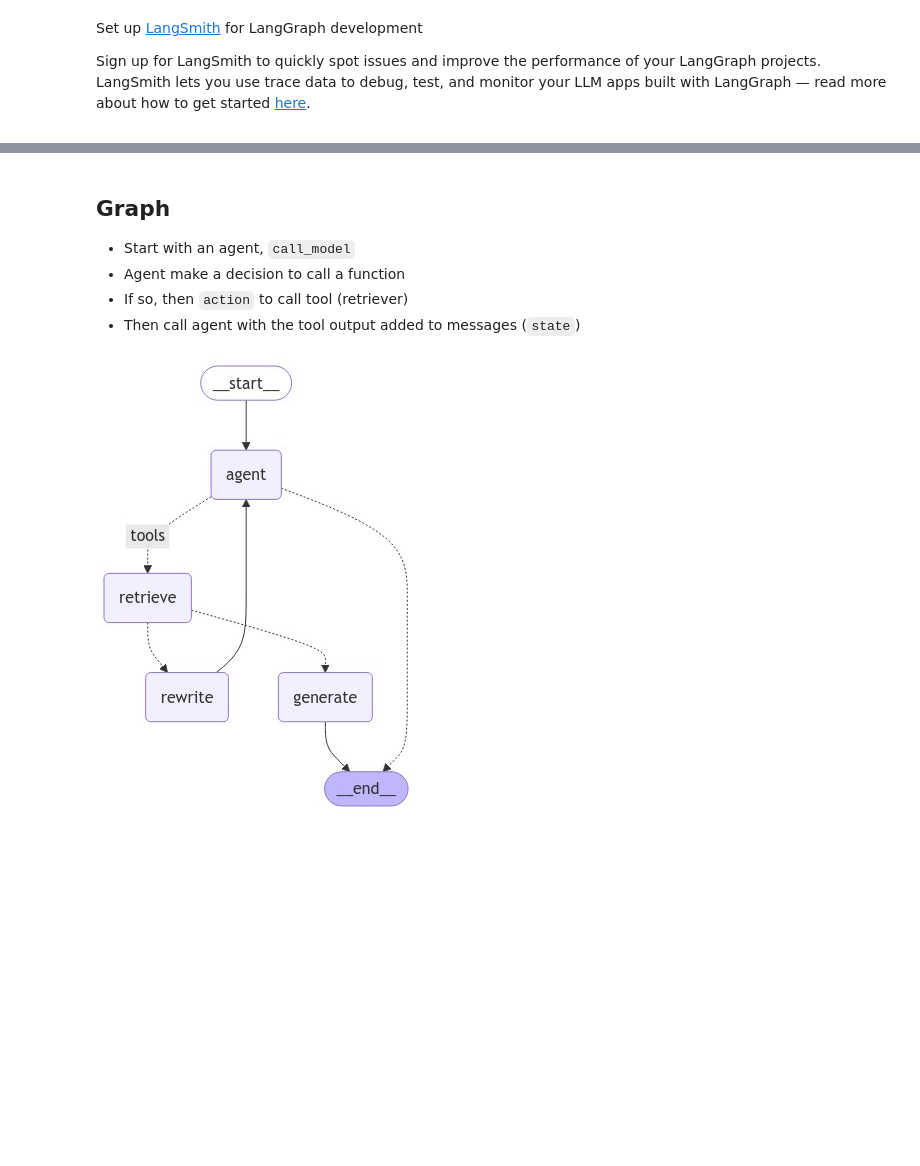
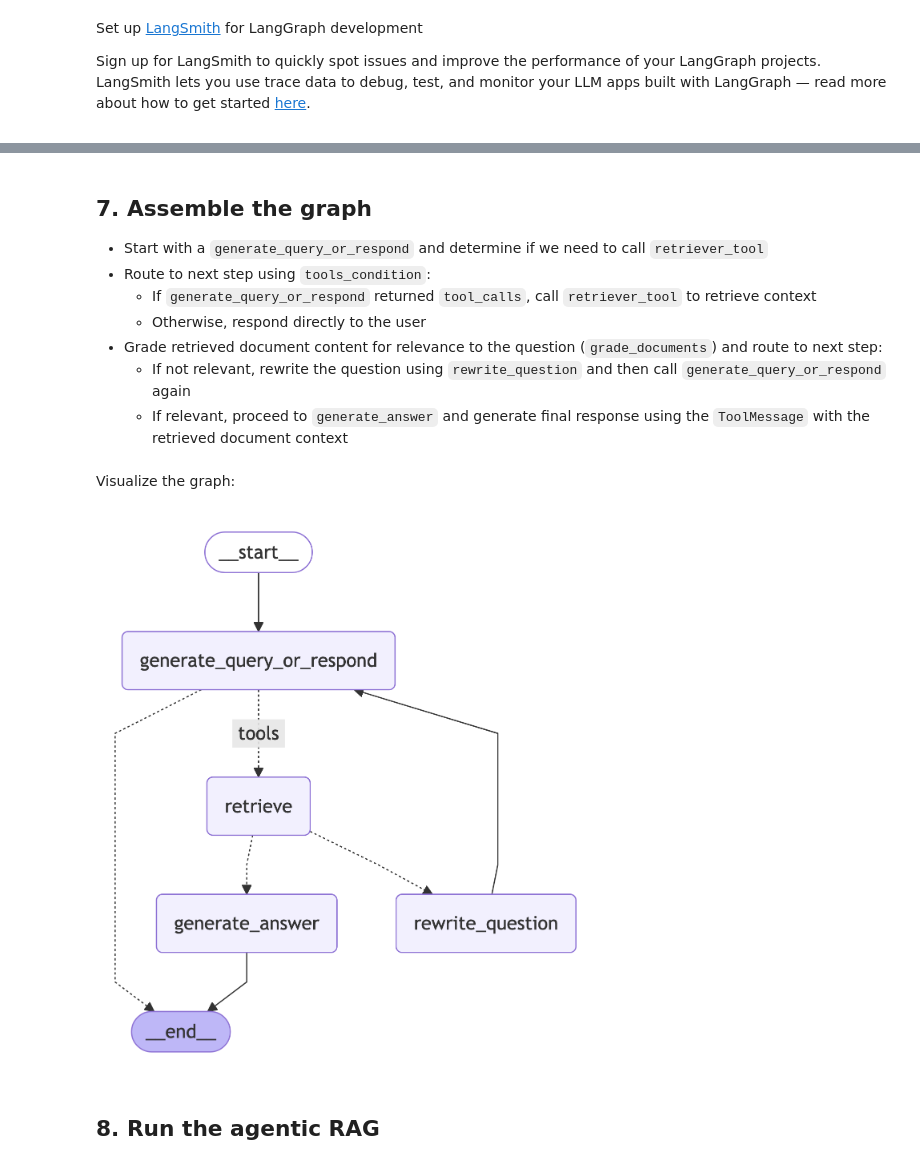
Before and after one commit to OHANA-WEB/langgraph, a Jupyter notebook: docs/docs/tutorials/rag/langgraph_agentic_rag.ipynb, the cells around one changed output, grey strips where cells are left out. Cells and saved outputs as stored; diff of their text form; code cells hidden in the pictures; blank space fills up the shorter version.

Commit message:
docs: update agentic rag tutorial (#4513)

```diff
--- a/docs/docs/tutorials/rag/langgraph_agentic_rag.ipynb
+++ b/docs/docs/tutorials/rag/langgraph_agentic_rag.ipynb
@@ -70,7 +90,5 @@ from langchain.tools.retriever import create_retriever_tool
 retriever_tool = create_retriever_tool(
     retriever,
     "retrieve_blog_posts",
-    "Search and return information about Lilian Weng blog posts on LLM agents, prompt engineering, and adversarial attacks on LLMs.",
+    "Search and return information about Lilian Weng blog posts.",
 )
-
-tools = [retriever_tool]
@@ -294,32 +374,32 @@ Answer:
 # %% [markdown]
-## Graph
+## 7. Assemble the graph
 
-* Start with an agent, `call_model`
-* Agent make a decision to call a function
-* If so, then `action` to call tool (retriever)
-* Then call agent with the tool output added to messages (`state`)
+* Start with a `generate_query_or_respond` and determine if we need to call `retriever_tool`
+* Route to next step using `tools_condition`:
+    * If `generate_query_or_respond` returned `tool_calls`, call `retriever_tool` to retrieve context
+    * Otherwise, respond directly to the user
+* Grade retrieved document content for relevance to the question (`grade_documents`) and route to next step:
+    * If not relevant, rewrite the question using `rewrite_question` and then call `generate_query_or_respond` again
+    * If relevant, proceed to `generate_answer` and generate final response using the `ToolMessage` with the retrieved document context
 # %%
-from langgraph.graph import END, StateGraph, START
+from langgraph.graph import StateGraph, START, END
 from langgraph.prebuilt import ToolNode
+from langgraph.prebuilt import tools_condition
 
-# Define a new graph
-workflow = StateGraph(AgentState)
+workflow = StateGraph(MessagesState)
 
 # Define the nodes we will cycle between
-workflow.add_node("agent", agent)  # agent
-retrieve = ToolNode([retriever_tool])
-workflow.add_node("retrieve", retrieve)  # retrieval
-workflow.add_node("rewrite", rewrite)  # Re-writing the question
-workflow.add_node(
-    "generate", generate
-)  # Generating a response after we know the documents are relevant
-# Call agent node to decide to retrieve or not
-workflow.add_edge(START, "agent")
+workflow.add_node(generate_query_or_respond)
+workflow.add_node("retrieve", ToolNode([retriever_tool]))
+workflow.add_node(rewrite_question)
+workflow.add_node(generate_answer)
+
+workflow.add_edge(START, "generate_query_or_respond")
 
 # Decide whether to retrieve
 workflow.add_conditional_edges(
-    "agent",
-    # Assess agent decision
+    "generate_query_or_respond",
+    # Assess LLM decision (call `retriever_tool` tool or respond to the user)
     tools_condition,
     {
         # Translate the condition outputs to nodes in our graph
@@ -334,19 +414,19 @@ workflow.add_conditional_edges(
     # Assess agent decision
     grade_documents,
 )
-workflow.add_edge("generate", END)
-workflow.add_edge("rewrite", "agent")
+workflow.add_edge("generate_answer", END)
+workflow.add_edge("rewrite_question", "generate_query_or_respond")
 
 # Compile
 graph = workflow.compile()
+# %% [markdown]
+Visualize the graph:
 # %%
 from IPython.display import Image, display
 
-try:
-    display(Image(graph.get_graph(xray=True).draw_mermaid_png()))
-except Exception:
-    # This requires some extra dependencies and is optional
-    pass
+display(Image(graph.get_graph().draw_mermaid_png()))
 # %% [output]
-[figure, old version]
+[figure, new version]
+# %% [markdown]
+## 8. Run the agentic RAG
 # %%
```
Also changed, not shown: parts of 44 cells of this notebook.
